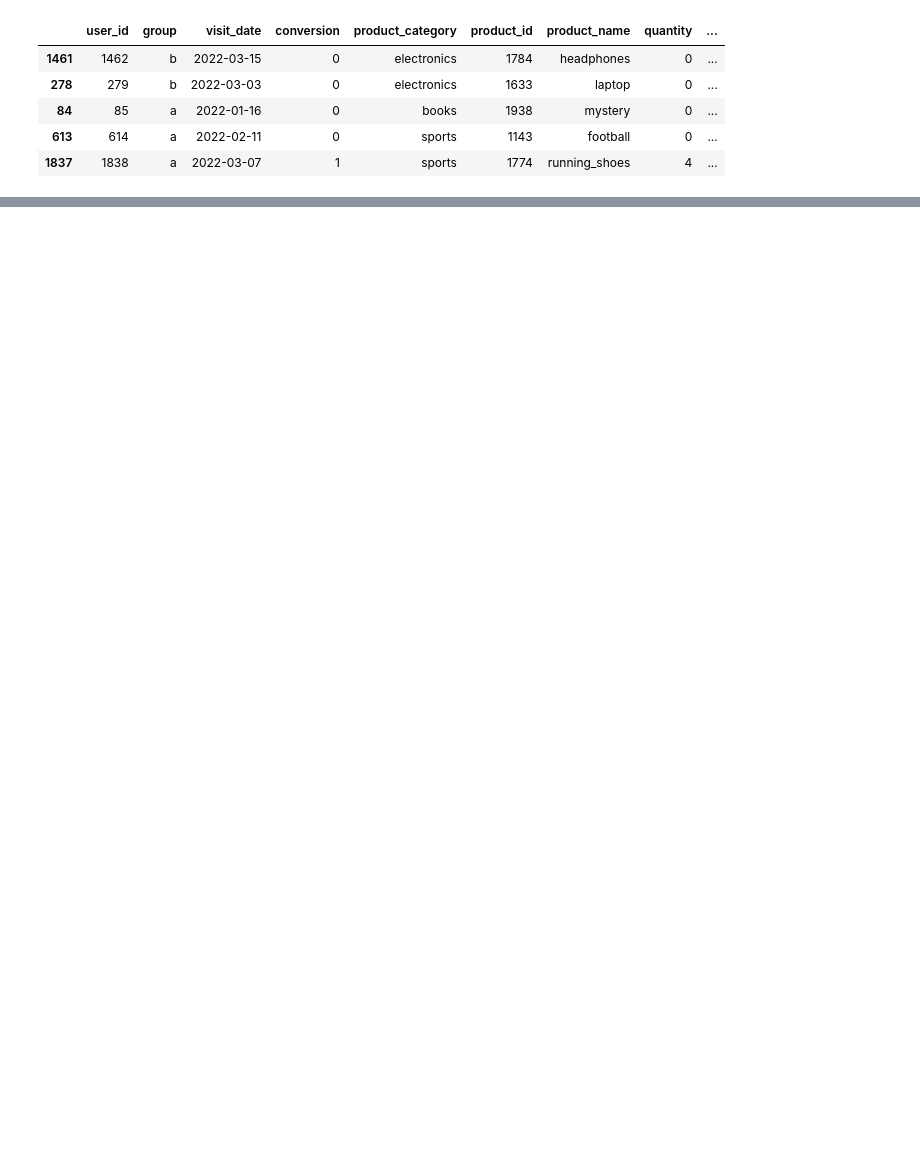
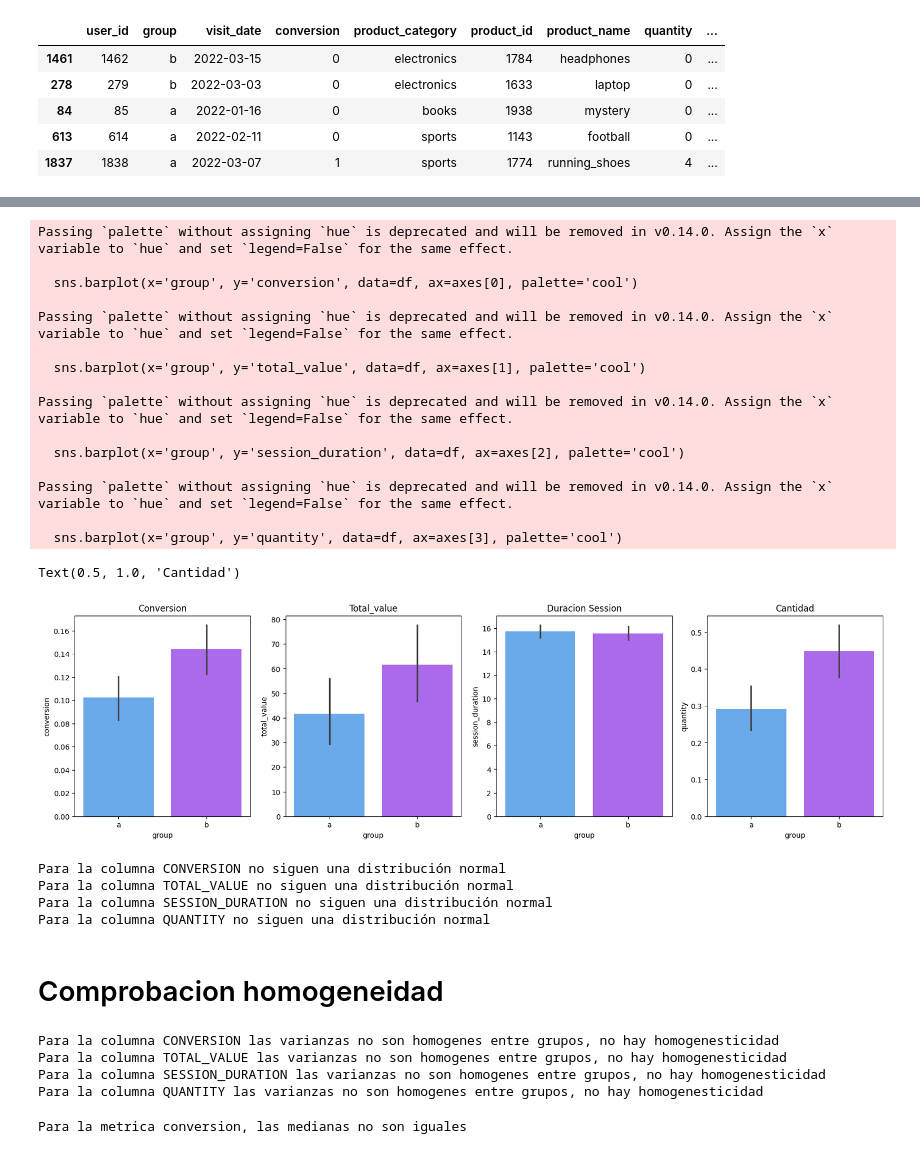
Before and after one commit to joelmj27/amazon_abtesting, a Jupyter notebook: Notebooks/04.ab_testing.ipynb, the cells around one changed output, grey strips where cells are left out. Saved outputs shown, nothing was run; the diff lists cells and outputs as text; code cells hidden in the pictures; blank space fills up the shorter version.

```diff
--- a/Notebooks/04.ab_testing.ipynb
+++ b/Notebooks/04.ab_testing.ipynb
@@ -13,0 +101,28 @@ df.sample(5)
+# %%
+fig, axes = plt.subplots( nrows=1, ncols=4, figsize=(20,5) )
+sns.barplot(x='group', y='conversion', data=df, ax=axes[0], palette='cool')
+axes[0].set_title('Conversion')
+sns.barplot(x='group', y='total_value', data=df, ax=axes[1], palette='cool')
+axes[1].set_title('Total_value')
+sns.barplot(x='group', y='session_duration', data=df, ax=axes[2], palette='cool')
+axes[2].set_title('Duracion Session')
+sns.barplot(x='group', y='quantity', data=df, ax=axes[3], palette='cool')
+axes[3].set_title('Cantidad')
+# %% [output]
+Passing `palette` without assigning `hue` is deprecated and will be removed in v0.14.0. Assign the `x` variable to `hue` and set `legend=False` for the same effect.
+
+  sns.barplot(x='group', y='conversion', data=df, ax=axes[0], palette='cool')
+
+Passing `palette` without assigning `hue` is deprecated and will be removed in v0.14.0. Assign the `x` variable to `hue` and set `legend=False` for the same effect.
+
+  sns.barplot(x='group', y='total_value', data=df, ax=axes[1], palette='cool')
+
+Passing `palette` without assigning `hue` is deprecated and will be removed in v0.14.0. Assign the `x` variable to `hue` and set `legend=False` for the same effect.
+
+  sns.barplot(x='group', y='session_duration', data=df, ax=axes[2], palette='cool')
+
+Passing `palette` without assigning `hue` is deprecated and will be removed in v0.14.0. Assign the `x` variable to `hue` and set `legend=False` for the same effect.
+
+  sns.barplot(x='group', y='quantity', data=df, ax=axes[3], palette='cool')
+Text(0.5, 1.0, 'Cantidad')
+[figure, added]
@@ -13,0 +131,27 @@ df.sample(5)
+# %%
+sab.normalidad(df,metricas)
+# %% [output]
+Para la columna CONVERSION no siguen una distribución normal
+Para la columna TOTAL_VALUE no siguen una distribución normal
+Para la columna SESSION_DURATION no siguen una distribución normal
+Para la columna QUANTITY no siguen una distribución normal
+# %% [markdown]
+# Comprobacion homogeneidad
+# %%
+sab.homocedasticidad(df,'group',metricas)
+# %% [output]
+Para la columna CONVERSION las varianzas no son homogenes entre grupos, no hay homogenesticidad
+Para la columna TOTAL_VALUE las varianzas no son homogenes entre grupos, no hay homogenesticidad
+Para la columna SESSION_DURATION las varianzas no son homogenes entre grupos, no hay homogenesticidad
+Para la columna QUANTITY las varianzas no son homogenes entre grupos, no hay homogenesticidad
+# %%
+valores_control=df['group'].unique()
+control = df[df['group']== valores_control[0]]['conversion']
+test = df[df['group']== valores_control[1]]['conversion']
+statistic, pvalue = stats.mannwhitneyu(control,test)
+if pvalue>0.05:
+  print(f'Para la metrica conversion, las medianas son iguales, es decir no hay diferencias significativas entre grupos')
+else:
+  print(f'Para la metrica conversion, las medianas no son iguales')
+# %% [output]
+Para la metrica conversion, las medianas no son iguales
```
Also changed, not shown: parts of 9 cells of this notebook.
